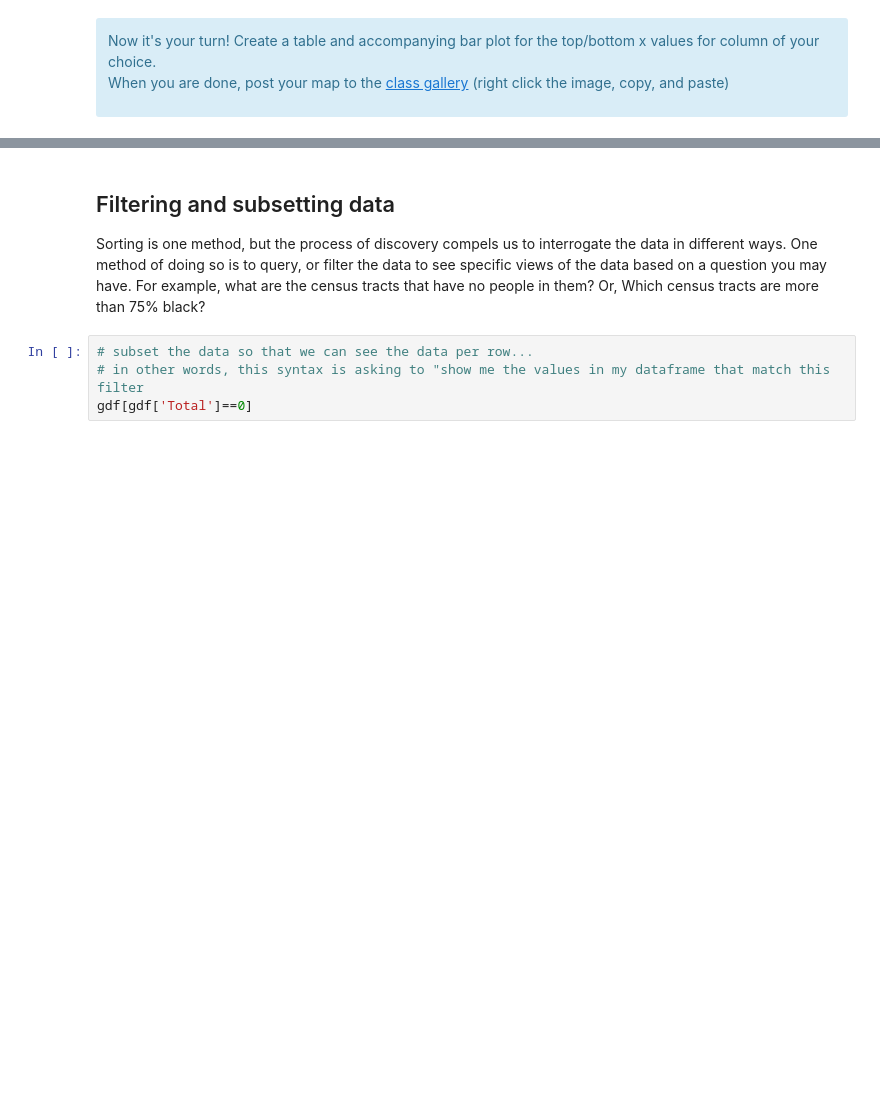
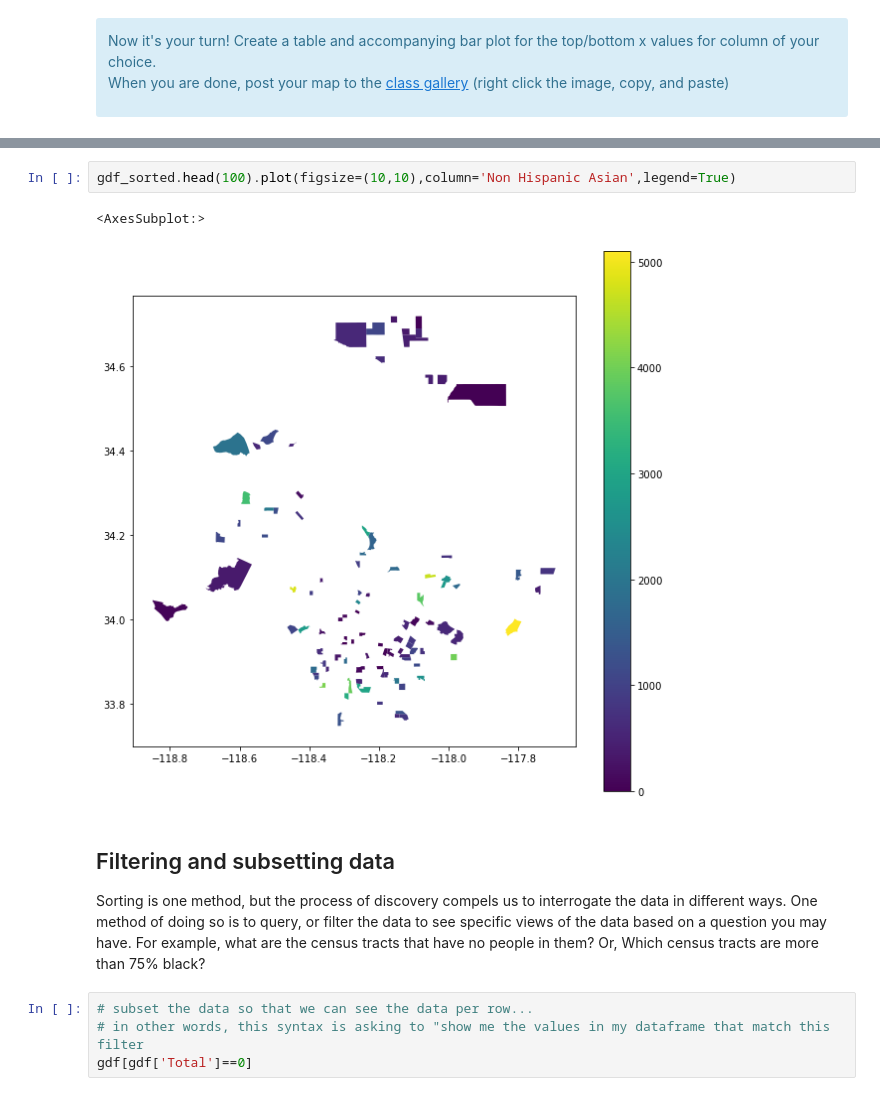
Before and after one commit to alex-lansing/dh140, a Jupyter notebook: Assignment 4/Assignment04.ipynb, the cells around one changed output, grey strips where cells are left out. Cells and saved outputs as stored; diff of their text form; blank space fills up the shorter version.

```diff
--- a/Assignment 4/Assignment04.ipynb
+++ b/Assignment 4/Assignment04.ipynb
@@ -251,3 +474,8 @@ When you are done, post your map to the <a href="https://docs.google.com/documen
+# %%
+gdf_sorted.head(100).plot(figsize=(10,10),column='Non Hispanic Asian',legend=True)
+# %% [output]
+<AxesSubplot:>
+[figure, added]
 # %% [markdown]
 ## Filtering and subsetting data
 Sorting is one method, but the process of discovery compels us to interrogate the data in different ways. One method of doing so is to query, or filter the data to see specific views of the data based on a question you may have. For example, what are the census tracts that have no people in them? Or, Which census tracts are more than 75% black?
```
Also changed, not shown: parts of 49 cells of this notebook.
